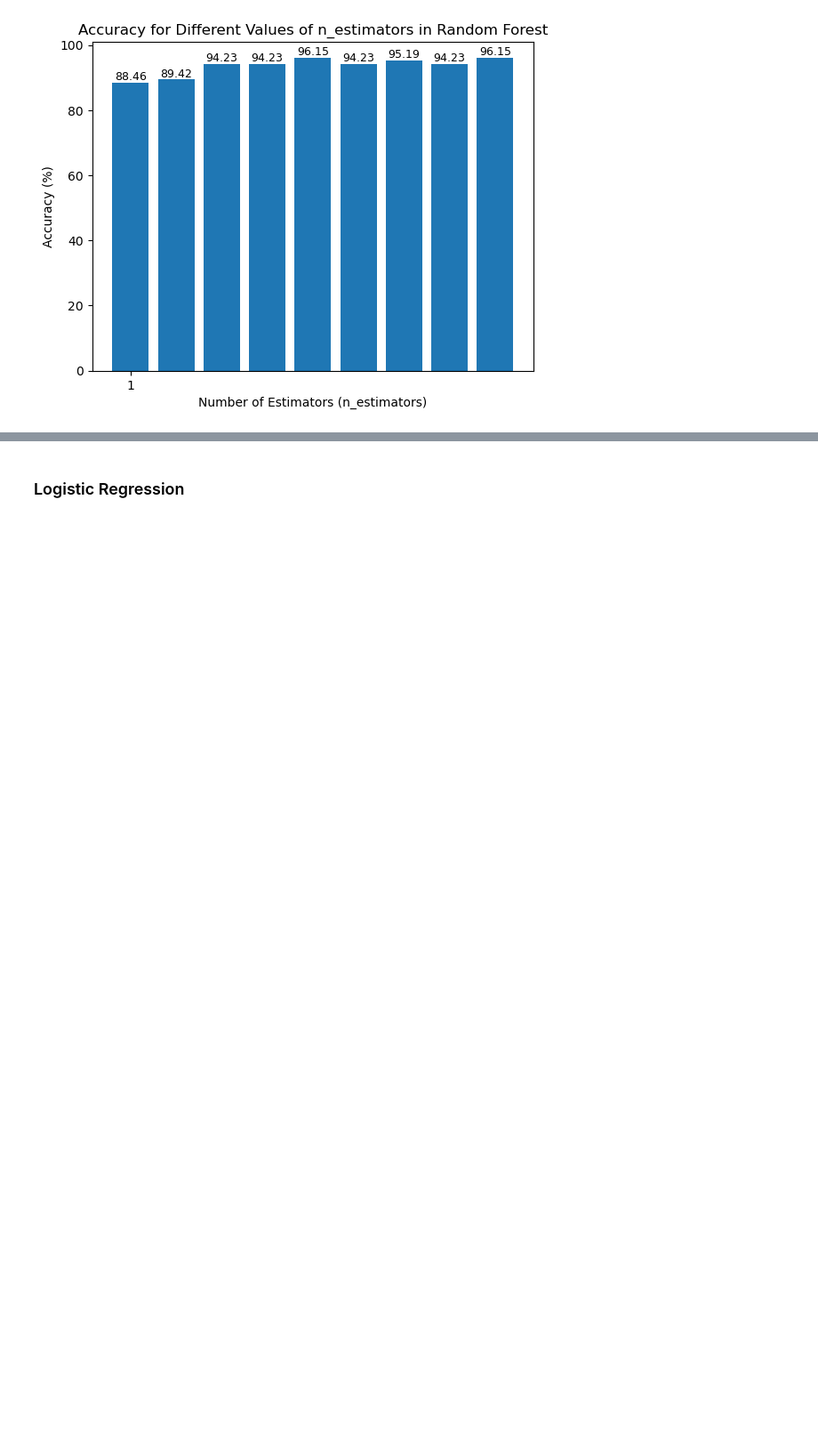
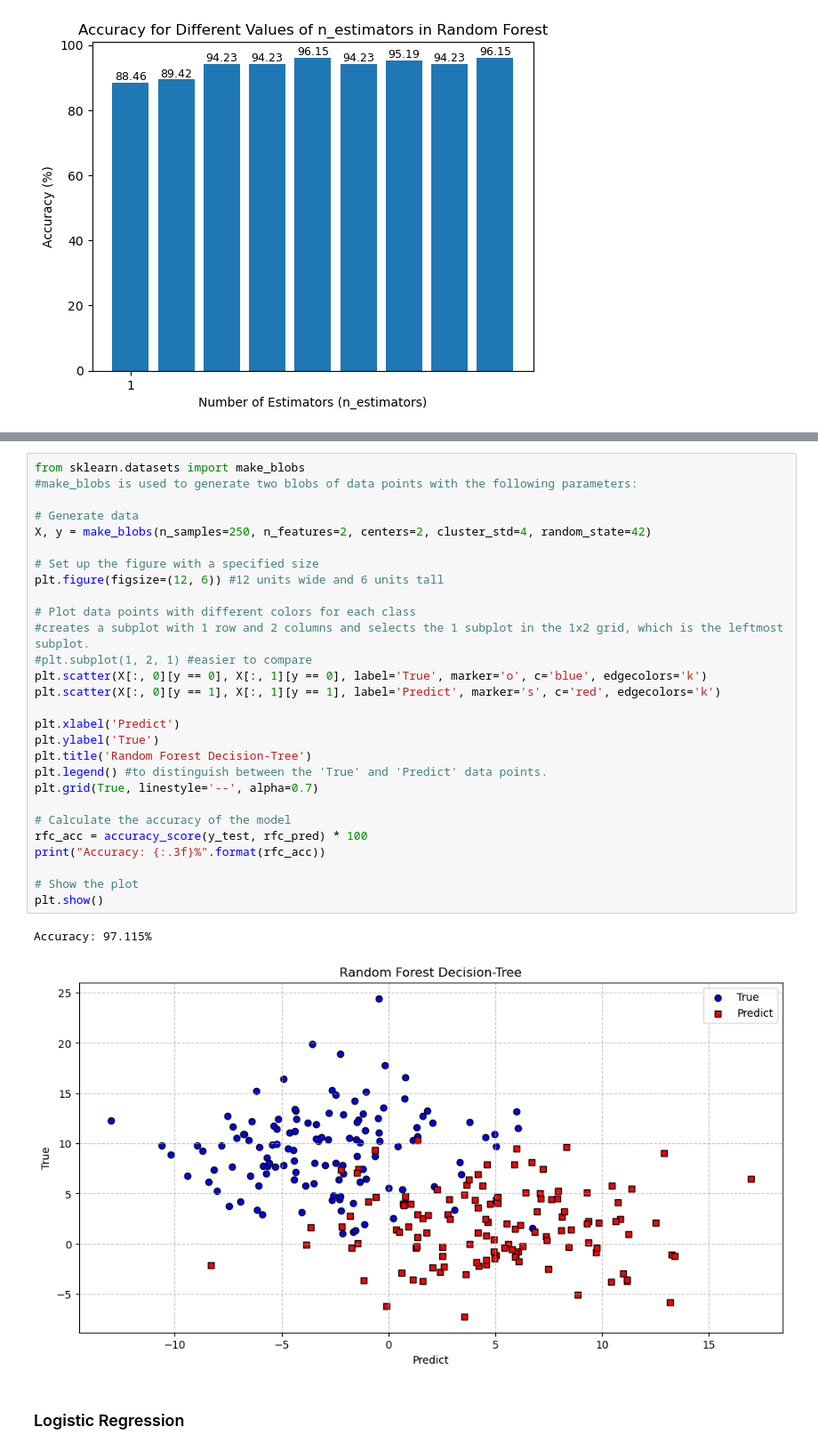
Before and after one commit to JEHewkareun/DataScience, a Jupyter notebook: Data Science Assignment - Diabetes.ipynb, the cells around one changed output, grey strips where cells are left out. Shown at 89% size. Saved outputs shown, nothing was run; the diff lists cells and outputs as text; blank space fills up the shorter version.

Commit message:
Done the Random Forest
Please kindly check with Miss

```diff
--- a/Data Science Assignment - Diabetes.ipynb
+++ b/Data Science Assignment - Diabetes.ipynb
@@ -589,6 +581,37 @@ plt.ylabel('Actual')
 plt.show()
 # %% [output]
 [figure]
+# %%
+from sklearn.datasets import make_blobs
+#make_blobs is used to generate two blobs of data points with the following parameters:
+
+# Generate data
+X, y = make_blobs(n_samples=250, n_features=2, centers=2, cluster_std=4, random_state=42)
+
+# Set up the figure with a specified size
+plt.figure(figsize=(12, 6)) #12 units wide and 6 units tall
+
+# Plot data points with different colors for each class
+#creates a subplot with 1 row and 2 columns and selects the 1 subplot in the 1x2 grid, which is the leftmost subplot.
+#plt.subplot(1, 2, 1) #easier to compare
+plt.scatter(X[:, 0][y == 0], X[:, 1][y == 0], label='True', marker='o', c='blue', edgecolors='k')
+plt.scatter(X[:, 0][y == 1], X[:, 1][y == 1], label='Predict', marker='s', c='red', edgecolors='k')
+
+plt.xlabel('Predict')
+plt.ylabel('True')
+plt.title('Random Forest Decision-Tree')
+plt.legend() #to distinguish between the 'True' and 'Predict' data points.
+plt.grid(True, linestyle='--', alpha=0.7)
+
+# Calculate the accuracy of the model
+rfc_acc = accuracy_score(y_test, rfc_pred) * 100
+print("Accuracy: {:.3f}%".format(rfc_acc))
+
+# Show the plot
+plt.show()
+# %% [output]
+Accuracy: 97.115%
+[figure, added]
 # %% [markdown]
 ### Logistic Regression
 # %%
```
Also changed, not shown: parts of 2 cells of this notebook.
